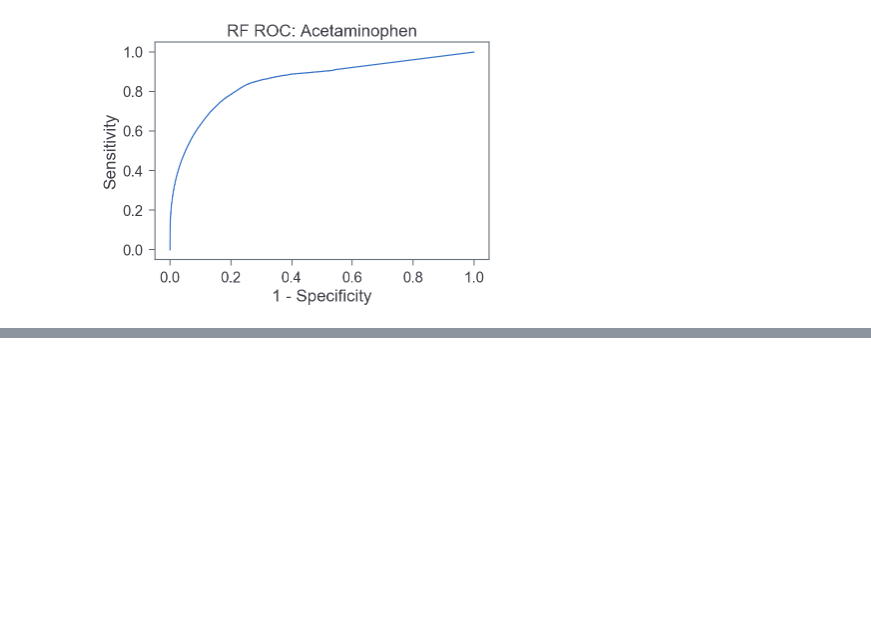
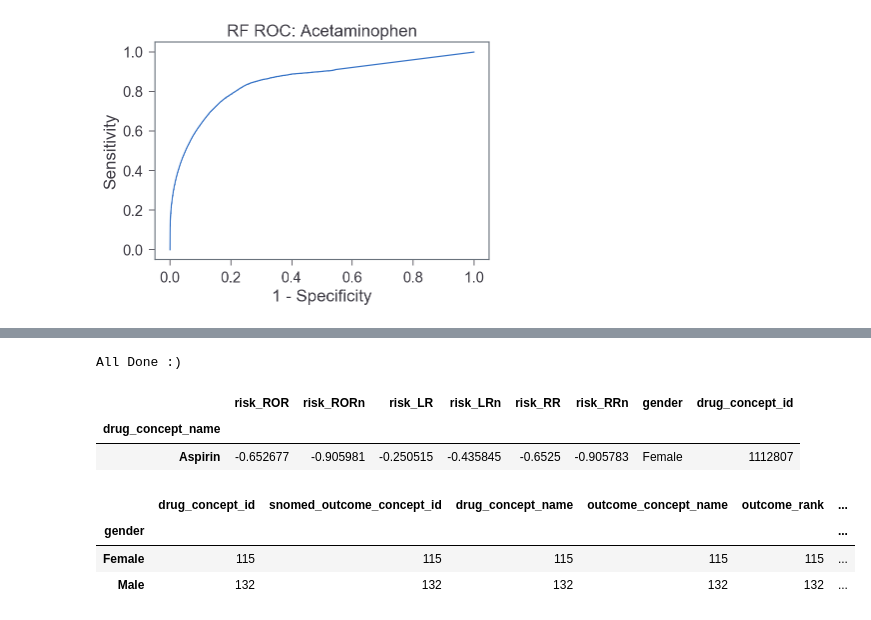
Before and after one commit to tatonetti-lab/sex_risks, a Jupyter notebook: Drugs with Sex Risks.ipynb, the cells around one changed output, grey strips where cells are left out. Saved outputs shown, nothing was run; the diff lists cells and outputs as text; code cells hidden in the pictures; blank space fills up the shorter version.

```diff
--- a/Drugs with Sex Risks.ipynb
+++ b/Drugs with Sex Risks.ipynb
@@ -3180,0 +3403,22 @@ plt.savefig("{}/RF ROC".format(drug))
+# %%
+# Check if outcome ranks are missing and if yes, set up regEx search
+
+outRank = pd.read_excel(ROOT + 'Outcome Severity Mapping/Ranked ADRs.xlsx', sheet_name='Ranked ADRs')
+df_rankDict = pd.read_feather(ROOT +"Outcome Severity Mapping/Outcomes Dictionary.feather")
+rankNames = outRank.Name.unique()
+rankNames = np.sort(rankNames)
+
+toDo = df_genderAsso_sig.query('outcome_rank==0').reset_index()['outcome_concept_name'].unique()
+done = df_rankDict['outcome_concept_name']
+
+for i in range(0, len(done)):
+    idx = np.argwhere(toDo == done[i])
+    toDo = np.delete(toDo, idx)
+#done = done[-1:]
+if (len(toDo) == 0):
+    print("All Done :)")
+else:
+    search = toDo[0]
+    print(search)
+# %% [output]
+All Done :)
@@ -3180,0 +3437,6 @@ plt.savefig("{}/RF ROC".format(drug))
+# %%
+df_drugRisks_sig
+# %% [output]
+|  | risk_ROR | risk_RORn | risk_LR | risk_LRn | risk_RR | risk_RRn | gender | drug_concept_id |
+| drug_concept_name |  |  |  |  |  |  |  |  |
+| Aspirin | -0.652677 | -0.905981 | -0.250515 | -0.435845 | -0.6525 | -0.905783 | Female | 1112807 |
@@ -3180,0 +3452,10 @@ plt.savefig("{}/RF ROC".format(drug))
+# %%
+#comparisons
+
+df = asp
+df.groupby(by='gender').count()
+# %% [output]
+|  | drug_concept_id | snomed_outcome_concept_id | drug_concept_name | outcome_concept_name | outcome_rank | ... |
+| gender |  |  |  |  |  | ... |
+| Female | 115 | 115 | 115 | 115 | 115 | ... |
+| Male | 132 | 132 | 132 | 132 | 132 | ... |
```
Also changed, not shown: parts of 35 cells of this notebook, 4 other files.
